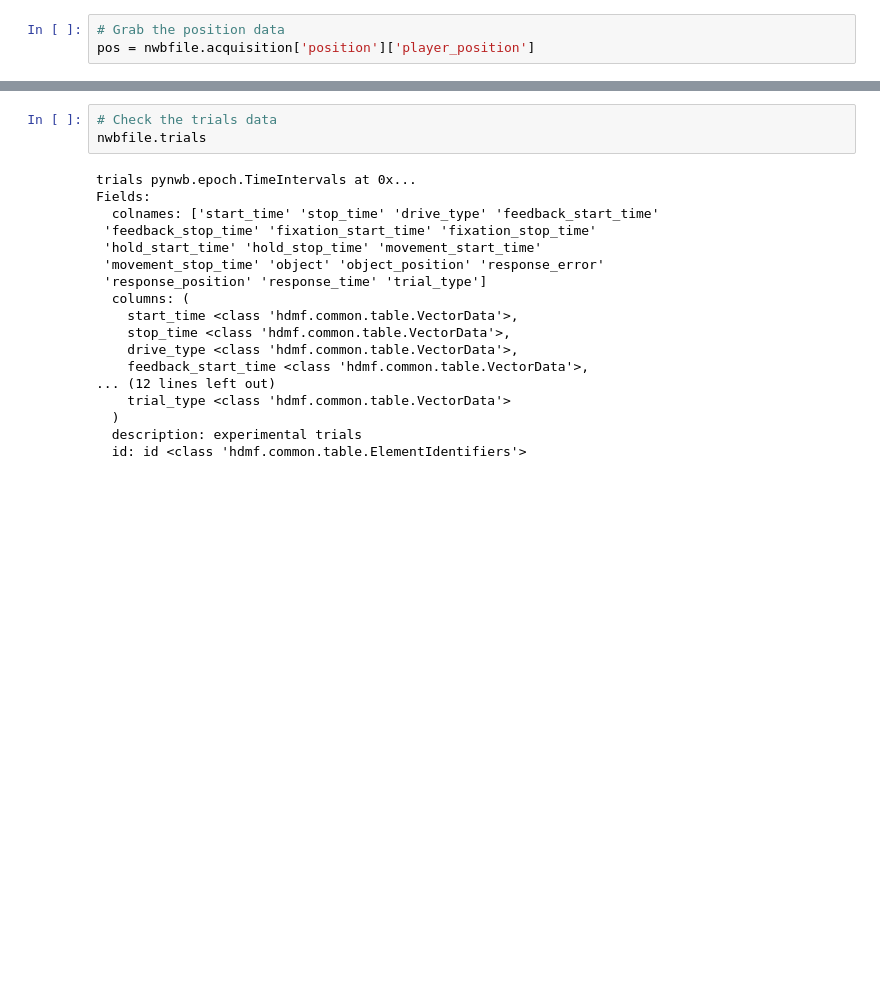
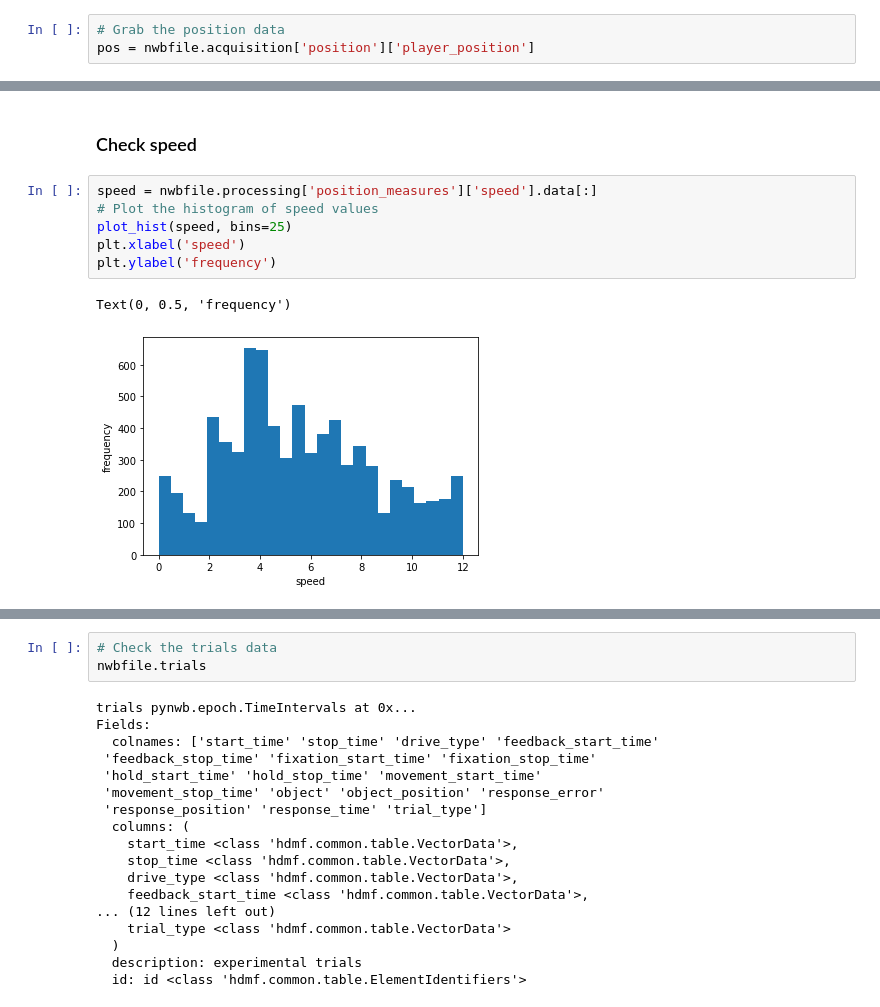
Before and after one commit to HSNPipeline/AnalyzeTrain, a Jupyter notebook: notebooks/00-DataChecks.ipynb, the cells around one changed output, grey strips where cells are left out. Saved outputs shown, nothing was run; the diff lists cells and outputs as text; blank space fills up the shorter version.

```diff
--- a/notebooks/00-DataChecks.ipynb
+++ b/notebooks/00-DataChecks.ipynb
@@ -64,0 +160,11 @@ plot_position_by_time(pos.timestamps[:], pos.data[:], alpha=0.85, figsize=(15, 4
+# %% [markdown]
+### Check speed
+# %%
+speed = nwbfile.processing['position_measures']['speed'].data[:]
+# Plot the histogram of speed values
+plot_hist(speed, bins=25)
+plt.xlabel('speed')
+plt.ylabel('frequency')
+# %% [output]
+Text(0, 0.5, 'frequency')
+[figure, added]
```
Also changed, not shown: parts of 45 cells of this notebook.
